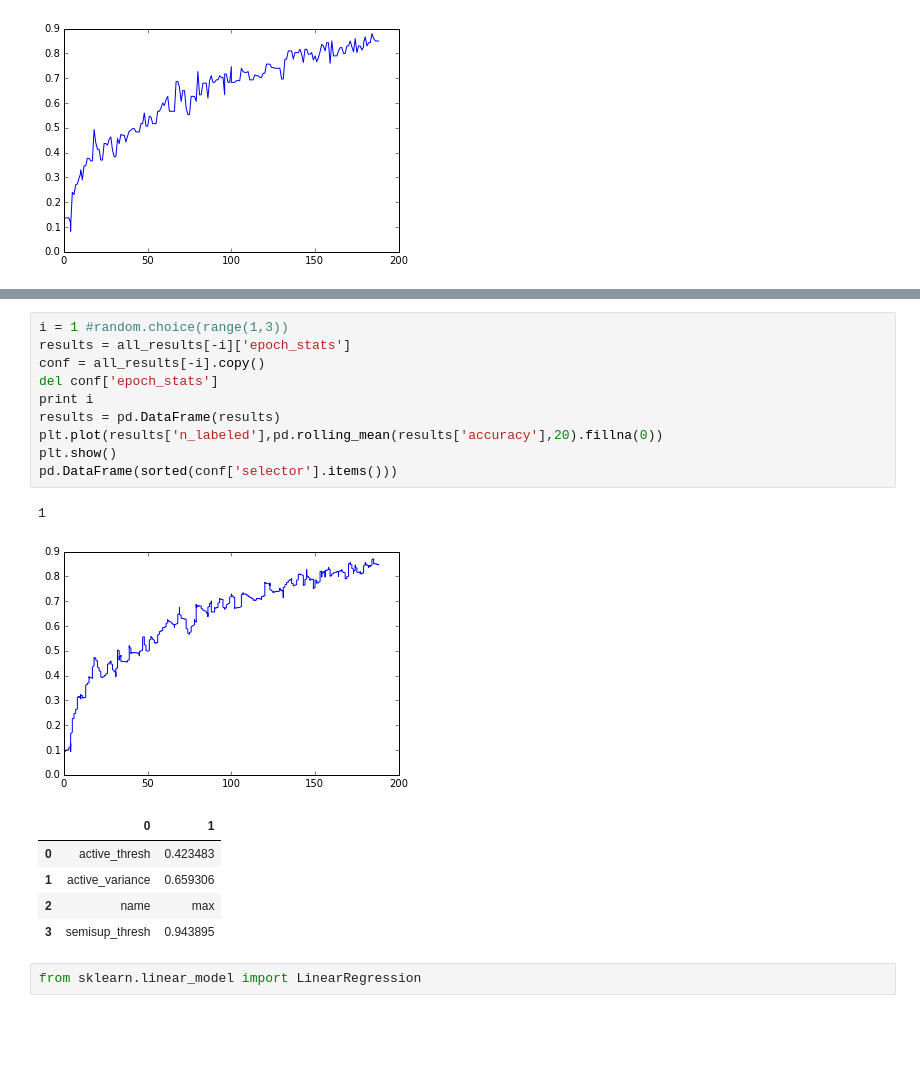
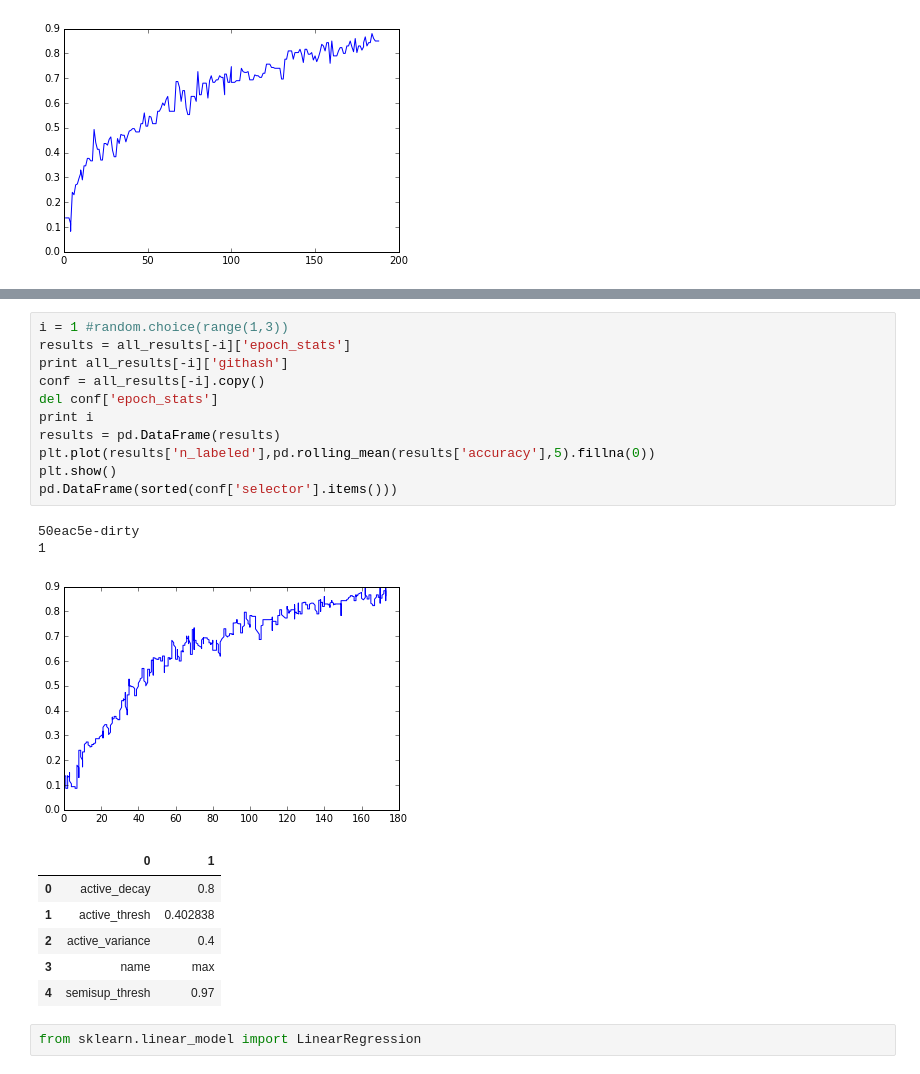
Before and after one commit to melkherj/puddle, a Jupyter notebook: InspectResults.ipynb, the cells around one changed output, grey strips where cells are left out. Saved outputs shown, nothing was run; the diff lists cells and outputs as text; blank space fills up the shorter version.

```diff
--- a/InspectResults.ipynb
+++ b/InspectResults.ipynb
@@ -378,21 +541,24 @@ plt.plot(df['n_labeled'],df['accuracy'])
 # %%
 i = 1 #random.choice(range(1,3))
 results = all_results[-i]['epoch_stats']
+print all_results[-i]['githash']
 conf = all_results[-i].copy()
 del conf['epoch_stats']
 print i
 results = pd.DataFrame(results)
-plt.plot(results['n_labeled'],pd.rolling_mean(results['accuracy'],20).fillna(0))
+plt.plot(results['n_labeled'],pd.rolling_mean(results['accuracy'],5).fillna(0))
 plt.show()
 pd.DataFrame(sorted(conf['selector'].items()))
 # %% [output]
+50eac5e-dirty
 1
-[figure, old version]
+[figure, new version]
 |  | 0 | 1 |
-| 0 | active_thresh | 0.423483 |
-| 1 | active_variance | 0.659306 |
-| 2 | name | max |
-| 3 | semisup_thresh | 0.943895 |
+| 0 | active_decay | 0.8 |
+| 1 | active_thresh | 0.402838 |
+| 2 | active_variance | 0.4 |
+| 3 | name | max |
+| 4 | semisup_thresh | 0.97 |
 # %%
 from sklearn.linear_model import LinearRegression
 # %%
```
Also changed, not shown: parts of 29 cells of this notebook, 3 other files.
